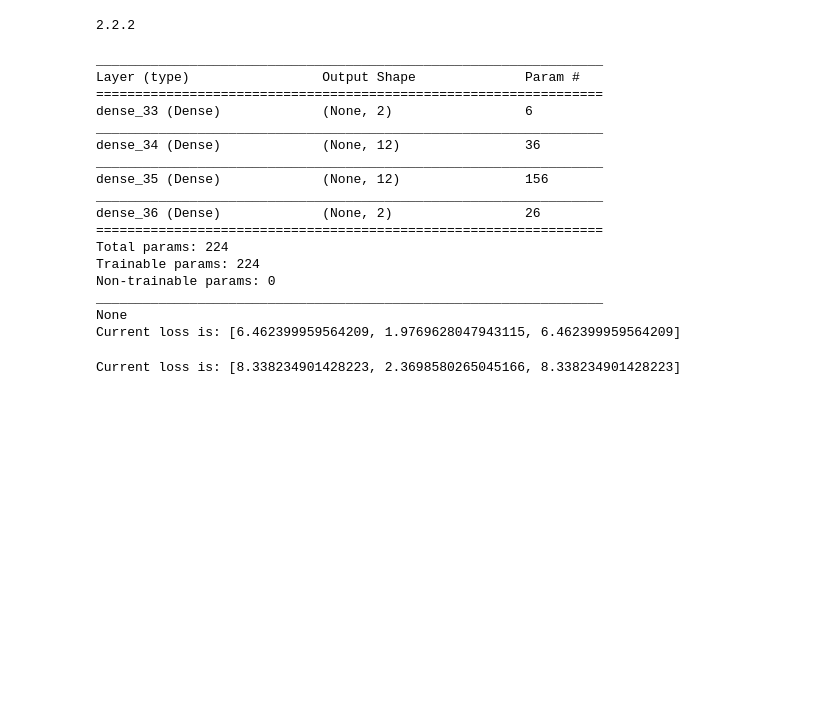
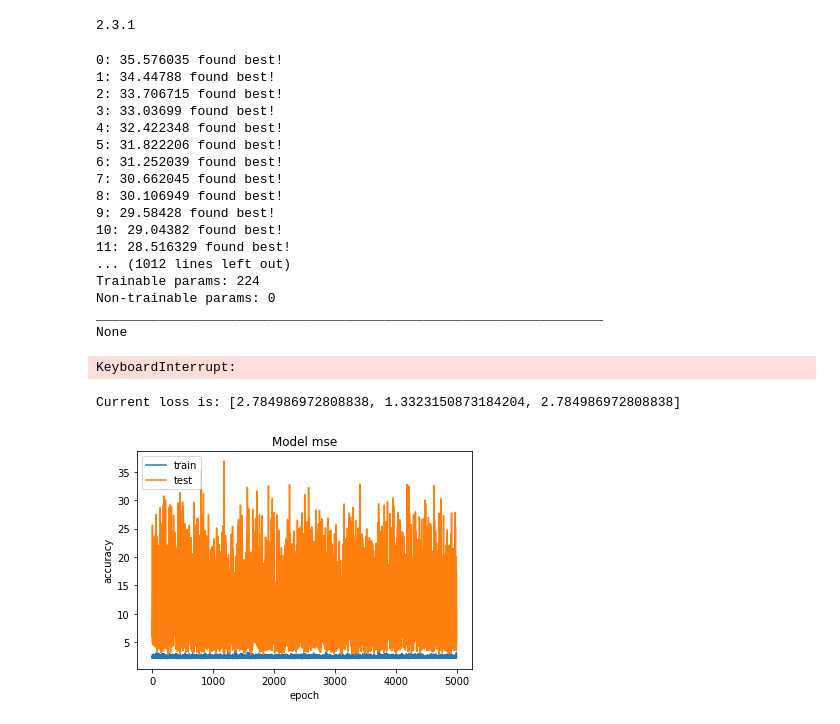
Before and after one commit to sebafonte/machine-learning-examples, a Jupyter notebook: regression-2d-2d-keras/regression-2d-2d-keras.ipynb, the cells around one changed output. Cells and saved outputs as stored; diff of their text form; code cells hidden in the pictures; blank space fills up the shorter version.

Commit message:
Updated regression-2d-2d-keras.ipynb with better model, gpu and graphics.

```diff
--- a/regression-2d-2d-keras/regression-2d-2d-keras.ipynb
+++ b/regression-2d-2d-keras/regression-2d-2d-keras.ipynb
@@ -11,10 +11,12 @@ import pandas as pd
 from datetime import datetime
 import ast
 
-dir_base_model =  "C:\\deep-learning\machine-learning-examples\\regression-2d-2d-keras\\"
+dir_base_model =  ""
+model_name = "mapper-2dt"
+
 print(keras.__version__)
 # %% [output]
-2.2.2
+2.3.1
 # %%
 # ("X","Y","S","T"))
 data = pd.read_csv(dir_base_model + "mapper-2dt.csv", index_col=False)
@@ -33,5 +73,5 @@ y_train.columns = [''] * len(y_train.columns)
 # %%
-logdir = "logs/fit/" + datetime.now().strftime("%Y%m%d-%H%M%S")
+best_point_callback = SaveBestsCallback()
 
 # Build model
 model = Sequential([
@@ -50,37 +90,59 @@ optimizer = RMSprop(0.0001)
 #optimizer = Adam(learning_rate=0.02)
 
 model.compile(loss='mse', optimizer=optimizer, metrics=['mae', 'mse'])
-model.fit(x = x_train.values, y = y_train.values, verbose=0, batch_size=8, epochs=100000, callbacks=[])
-print(model.summary())
+histories = []
 
-# Evaluate model
-evaluation_result = model.evaluate(x_test.values,  y_test.values, verbose=2)
-print("Current loss is: " + str(evaluation_result))
+with tf.device('GPU:0'):
+    for i in range(0, 100):
+        history = model.fit(x = x_train.values, y = y_train.values, verbose=0, batch_size=8,
+                            validation_data=(x_test, y_test), epochs=5000, callbacks=[best_point_callback])
+        histories.append(history)
+        print(model.summary())
+
+    # Evaluate model
+    #evaluation_result = model.evaluate(x_test.values,  y_test.values, verbose=2)
+    #print("Current loss is: " + str(evaluation_result))
 # %% [output]
-_________________________________________________________________
-Layer (type)                 Output Shape              Param #
-=================================================================
-dense_33 (Dense)             (None, 2)                 6
-_________________________________________________________________
-dense_34 (Dense)             (None, 12)                36
-_________________________________________________________________
-dense_35 (Dense)             (None, 12)                156
-_________________________________________________________________
-dense_36 (Dense)             (None, 2)                 26
-=================================================================
-Total params: 224
+0: 35.576035 found best!
+1: 34.44788 found best!
+2: 33.706715 found best!
+3: 33.03699 found best!
+4: 32.422348 found best!
+5: 31.822206 found best!
+6: 31.252039 found best!
+7: 30.662045 found best!
+8: 30.106949 found best!
+9: 29.58428 found best!
+10: 29.04382 found best!
+11: 28.516329 found best!
+... (1012 lines left out)
 Trainable params: 224
 Non-trainable params: 0
 _________________________________________________________________
 None
-Current loss is: [6.462399959564209, 1.9769628047943115, 6.462399959564209]
+KeyboardInterrupt:
 # %%
-
-model.fit(x = x_train.values, y = y_train.values, verbose=0, batch_size=8, epochs=10, callbacks=[])
+model.load_weights(dir_base_model + model_name + "-alternative.weights-best-on-run-tf")
+# Evaluate model
 evaluation_result = model.evaluate(x_test.values,  y_test.values, verbose=2)
 print("Current loss is: " + str(evaluation_result))
 # %% [output]
-Current loss is: [8.338234901428223, 2.3698580265045166, 8.338234901428223]
+Current loss is: [2.784986972808838, 1.3323150873184204, 2.784986972808838]
+# %%
+import matplotlib.pyplot as plt
+# Summarize history for accuracy
+plt.plot(history.history['mse'])
+plt.plot(history.history['val_mse'])
+#plt.plot(history.history['mae'])
+#plt.plot(history.history['val_mae'])
+plt.title('Model mse')
+plt.ylabel('accuracy')
+plt.xlabel('epoch')
+#plt.legend(['train', 'test', 'mae', 'mse'], loc='upper left')
+plt.legend(['train', 'test'], loc='upper left')
+plt.show()
+# %% [output]
+[figure, added]
 # %%
 try:
     f = open(dir_base_model + 'mapper-2dt-info.txt', 'rt')
```
Also changed, not shown: parts of 4 cells of this notebook, 3 other files.
